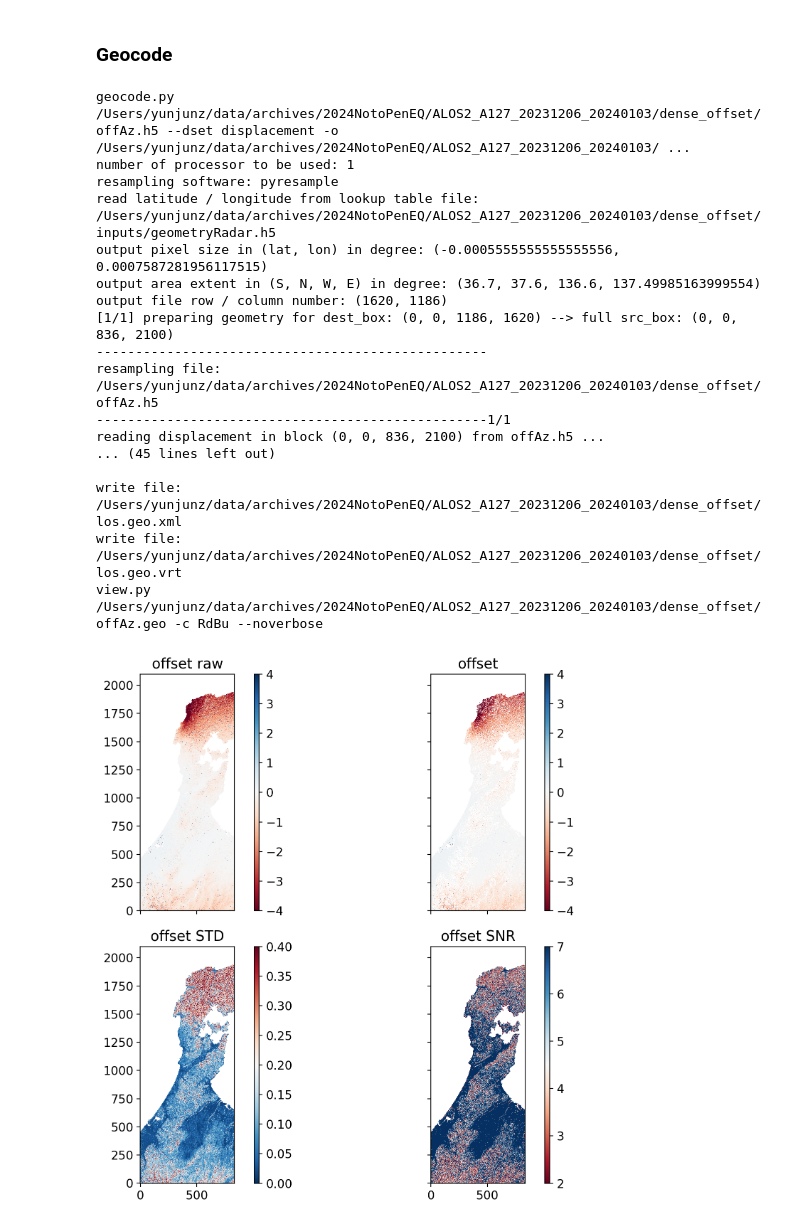
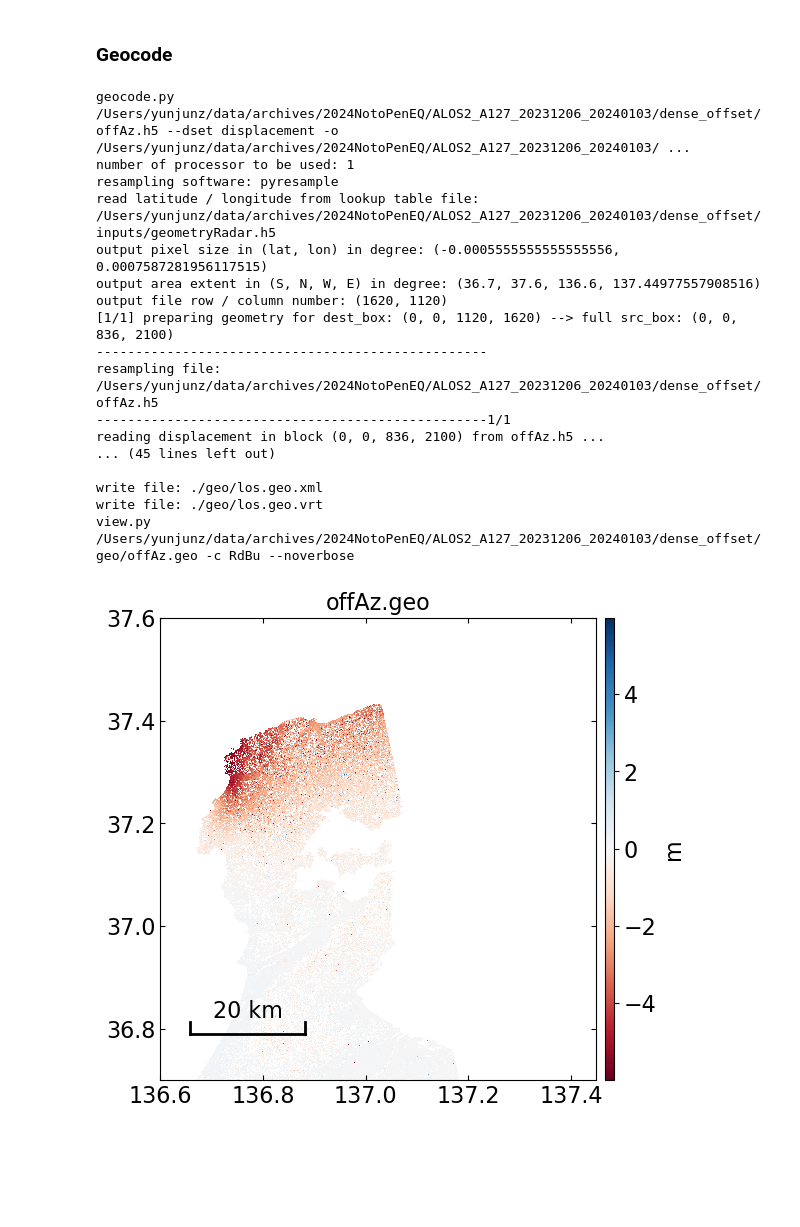
Before and after one commit to yunjunz/2024-Noto-EQ, a Jupyter notebook: prep_alos2_off.ipynb, the cells around one changed output. Drawn from its saved outputs; the diff is of its cells as text; code cells hidden in the pictures; blank space fills up the shorter version.

```diff
--- a/prep_alos2_off.ipynb
+++ b/prep_alos2_off.ipynb
@@ -25,7 +25,9 @@ ds_name = [
     'ALOS2_A127_20231206_20240103_AZ',
     'ALOS2_D026_20230606_20240102_RG',
     'ALOS2_D026_20230606_20240102_AZ',
-][2]
+    'ALOS2_A121_20220926_20240101_RG',
+    'ALOS2_A121_20220926_20240101_AZ',
+][4]
 redo = True
 
 work_dir = os.path.join(proj_dir, ds_name[:-3], 'dense_offset')
@@ -39,7 +41,7 @@ cov_file = f'{date1}-{date2}_denseoffset.cov'
 snr_file = f'{date1}-{date2}_denseoffset.snr'
 
 # output grid
-S, N, W, E = 36.7, 37.6, 136.6, 137.5 # 36.57, 37.61, 136.57, 137.50  #
+S, N, W, E = 36.7, 37.6, 136.6, 137.45 # 36.57, 37.61, 136.57, 137.50  #
 
 # output files
 geom_file = os.path.join(work_dir, 'inputs/geometryRadar.h5')
@@ -127,5 +130,0 @@ warm up utils functions.
-# %%
-ds_name = 'ALOS2_A121_20220926_20240101'
-date1, date2 = ptime.yymmdd(ds_name.split('_')[-2:])
-off_file = os.path.join(data_dir, ds_name, f'dense_offset/{date1}-{date2}_denseoffset.off')
-view.main(f'{off_file} -v -2 2 --flip-lr --flip-ud --sub-y 550 1050 --zero-mask --noverbose --save'.split())
@@ -135,5 +130,0 @@ view.py /Users/yunjunz/data/archives/2024NotoPenEQ/ALOS2_A121_20220926_20240101/
-# %%
-ds_name = 'ALOS2_D026_20230606_20240102'
-date1, date2 = ptime.yymmdd(ds_name.split('_')[-2:])
-off_file = os.path.join(data_dir, ds_name, f'dense_offset/{date1}-{date2}_denseoffset.off')
-view.main(f'{off_file} -v -3 3 --sub-y 550 1700 --zero-mask --noverbose --save'.split())
@@ -143,5 +130,0 @@ view.py /Users/yunjunz/data/archives/2024NotoPenEQ/ALOS2_D026_20230606_20240102/
-# %%
-ds_name = 'ALOS2_A127_20231206_20240103'
-date1, date2 = ptime.yymmdd(ds_name.split('_')[-2:])
-off_file = os.path.join(data_dir, ds_name, f'dense_offset/{date1}-{date2}_denseoffset.off')
-view.main(f'{off_file} -v -3 3 --sub-y 900 2000 --flip-ud --zero-mask --noverbose --save '.split())
@@ -289,39 +249,40 @@ create HDF5 file: /Users/yunjunz/data/archives/2024NotoPenEQ/ALOS2_A127_20231206
 ### Geocode
 # %%
 opt = f'-l {geom_file} --fill nan --bbox {S} {N} {W} {E} --lalo -{ystep_d} {xstep_d}'
-fbase = os.path.splitext(rdr_file)[0]
+fbase = os.path.join(os.path.dirname(rdr_file), 'geo', os.path.basename(rdr_file)[:-3])
 io_files = [
     [rdr_file, '--dset displacement',    f'{fbase}.geo'],      # offset
     [rdr_file, '--dset displacementStd', f'{fbase}Std.geo'],   # offset STD
-    ['los.rdr.mli', '', os.path.join(work_dir, 'los.geo')],        # offset geometry
+    ['geom/los.rdr.mli', '', './geo/los.geo'],                       # offset geometry
 ]
+os.makedirs('./geo', exist_ok=True)
 for ifile, dset, ofile in io_files:
     if redo or not os.path.isfile(ofile):
         cmd = f'{ifile} {dset} -o {ofile} {opt}'
         print(f'geocode.py {cmd}')
         geocode.main(cmd.split())
         meta['BANDS'] = 1
         writefile.write_isce_xml(meta, fname=ofile)
 
 # plot
 %matplotlib inline
 view.main(f'{fbase}.geo -c RdBu --noverbose'.split())
 # %% [output]
 geocode.py /Users/yunjunz/data/archives/2024NotoPenEQ/ALOS2_A127_20231206_20240103/dense_offset/offAz.h5 --dset displacement -o /Users/yunjunz/data/archives/2024NotoPenEQ/ALOS2_A127_20231206_20240103/ ...
 number of processor to be used: 1
 resampling software: pyresample
 read latitude / longitude from lookup table file: /Users/yunjunz/data/archives/2024NotoPenEQ/ALOS2_A127_20231206_20240103/dense_offset/inputs/geometryRadar.h5
 output pixel size in (lat, lon) in degree: (-0.0005555555555555556, 0.0007587281956117515)
-output area extent in (S, N, W, E) in degree: (36.7, 37.6, 136.6, 137.49985163999554)
-output file row / column number: (1620, 1186)
-[1/1] preparing geometry for dest_box: (0, 0, 1186, 1620) --> full src_box: (0, 0, 836, 2100)
+output area extent in (S, N, W, E) in degree: (36.7, 37.6, 136.6, 137.44977557908516)
+output file row / column number: (1620, 1120)
+[1/1] preparing geometry for dest_box: (0, 0, 1120, 1620) --> full src_box: (0, 0, 836, 2100)
 --------------------------------------------------
 resampling file: /Users/yunjunz/data/archives/2024NotoPenEQ/ALOS2_A127_20231206_20240103/dense_offset/offAz.h5
 --------------------------------------------------1/1
 reading displacement in block (0, 0, 836, 2100) from offAz.h5 ...
 ... (45 lines left out)
 
-write file: /Users/yunjunz/data/archives/2024NotoPenEQ/ALOS2_A127_20231206_20240103/dense_offset/los.geo.xml
-write file: /Users/yunjunz/data/archives/2024NotoPenEQ/ALOS2_A127_20231206_20240103/dense_offset/los.geo.vrt
-view.py /Users/yunjunz/data/archives/2024NotoPenEQ/ALOS2_A127_20231206_20240103/dense_offset/offAz.geo -c RdBu --noverbose
+write file: ./geo/los.geo.xml
+write file: ./geo/los.geo.vrt
+view.py /Users/yunjunz/data/archives/2024NotoPenEQ/ALOS2_A127_20231206_20240103/dense_offset/geo/offAz.geo -c RdBu --noverbose
-[figure, old version]
+[figure, new version]
```
Also changed, not shown: parts of 14 cells of this notebook.
